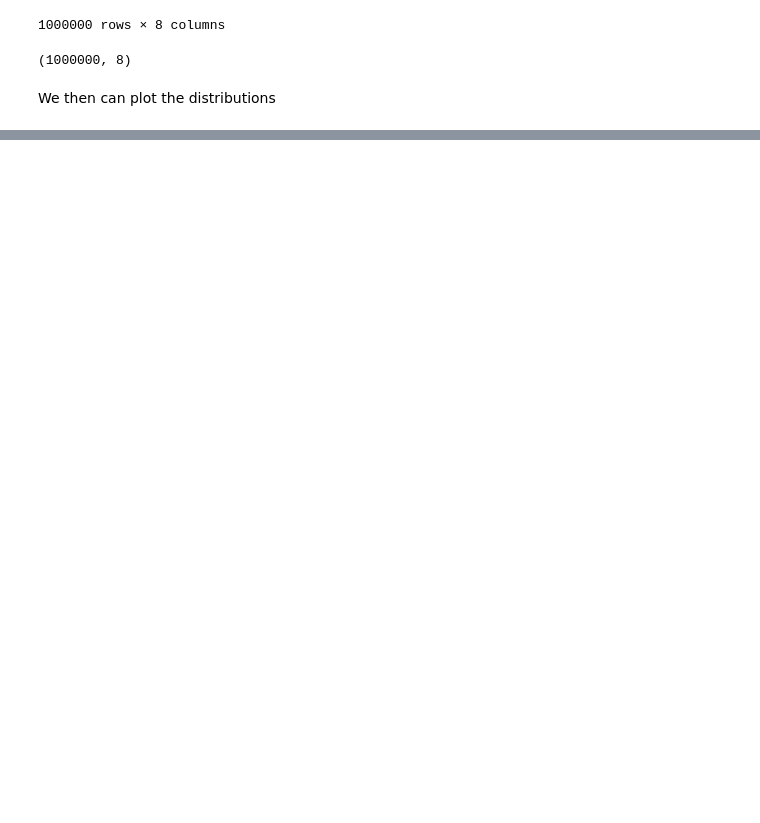
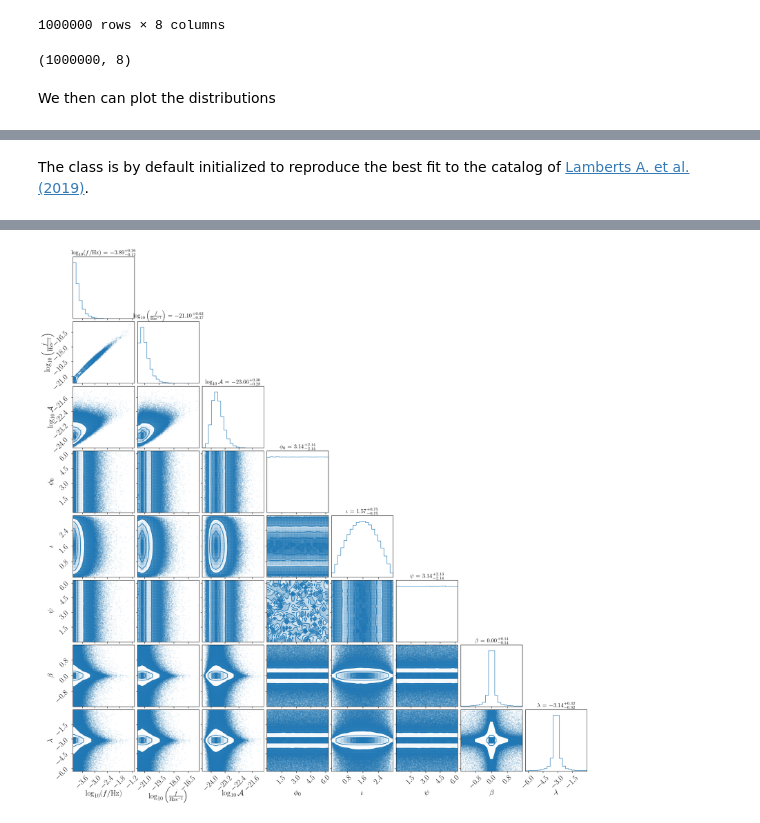
Before and after one commit to fdesanti/fast-lisa-subtraction, a Jupyter notebook: docs/source/indexes/simulating_catalogs.ipynb, the cells around one changed output, grey strips where cells are left out. Cells and saved outputs as stored; diff of their text form; code cells hidden in the pictures; blank space fills up the shorter version.

```diff
--- a/docs/source/indexes/simulating_catalogs.ipynb
+++ b/docs/source/indexes/simulating_catalogs.ipynb
@@ -150,0 +137,14 @@ fig = plot_catalogue(GB_population_samples, show_titles=True, color='C0', plot_d
+# %% [markdown]
+The class is by default initialized to reproduce the best fit to the catalog of [Lamberts A. et al. (2019)](https://academic.oup.com/mnras/article/490/4/5888/5585418).
+# %%
+# Instantiate the GalacticBinaryPopulation class
+GB_population = GalacticBinaryPopulation(device=device)
+
+# Generate samples from the population
+GB_population_samples = GB_population.sample(N, copula=True, kind='gaussian', rho=0.995)
+
+# Convert to a dataframe and inspect the columns
+GB_population_df = GB_population_samples.dataframe()
+
+fig = plot_catalogue(GB_population_samples, color='C0', plot_datapoints=True, show_titles=True, title_kwargs={'fontsize': 14})
+# %% [output]
@@ -150,0 +152 @@ fig = plot_catalogue(GB_population_samples, show_titles=True, color='C0', plot_d
+[figure, added]
```
Also changed, not shown: parts of 5 cells of this notebook, 1 other file.
